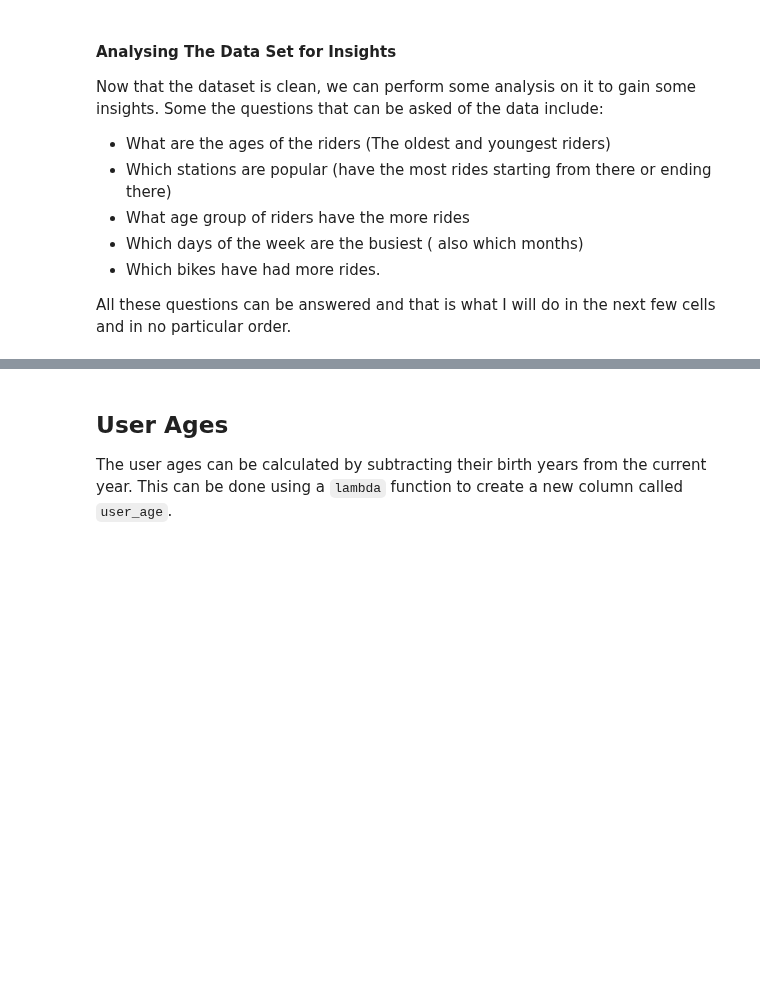
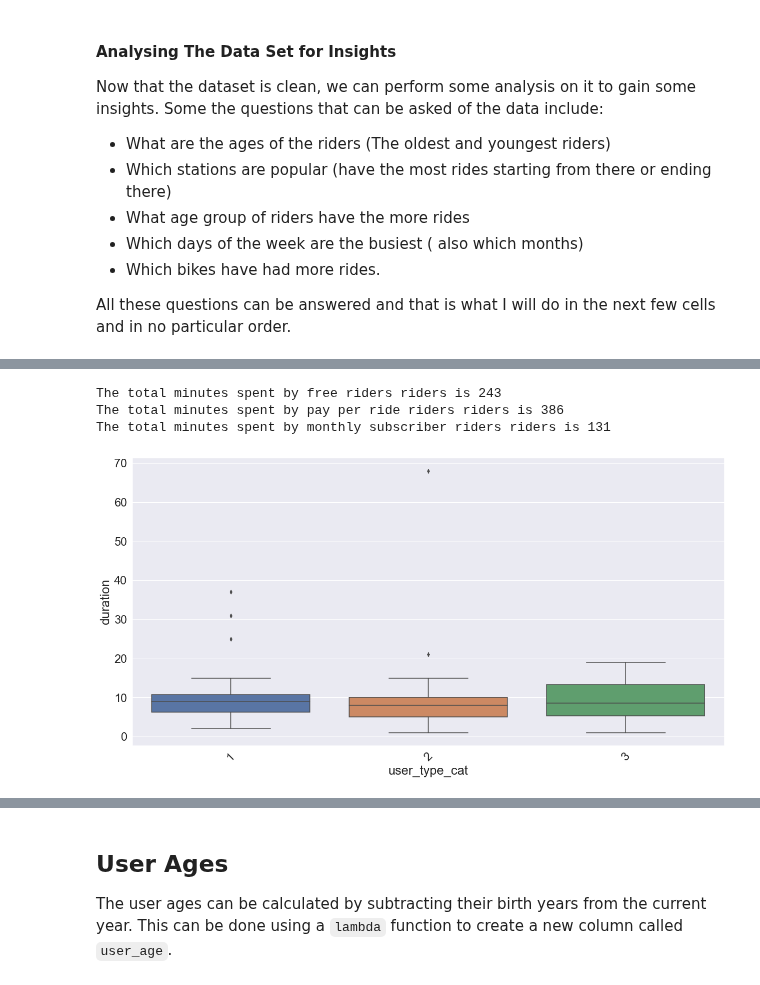
Before and after one commit to joeelorm/Projects, a Jupyter notebook: Data Cleaning/Data Cleaning.ipynb, the cells around one changed output, grey strips where cells are left out. Cells and saved outputs as stored; diff of their text form; code cells hidden in the pictures; blank space fills up the shorter version.

```diff
--- a/Data Cleaning/Data Cleaning.ipynb
+++ b/Data Cleaning/Data Cleaning.ipynb
@@ -477,0 +489,20 @@ All these questions can be answered and that is what I will do in the next few c
+# %%
+#Selecting information on all user types in the dataset
+free_riders = ride_sharing_sub[ride_sharing_sub['user_type_cat'] == 1]['duration']
+pay_per_ride = ride_sharing_sub[ride_sharing_sub['user_type_cat'] == 2]['duration']
+monthly_subs = ride_sharing_sub[ride_sharing_sub['user_type_cat'] == 3]['duration']
+
+print('The total minutes spent by free riders riders is {}'.format(free_riders.sum()))
+print('The total minutes spent by pay per ride riders riders is {}'.format(pay_per_ride.sum()))
+print('The total minutes spent by monthly subscriber riders riders is {}'.format(monthly_subs.sum()))
+# %% [output]
+The total minutes spent by free riders riders is 243
+The total minutes spent by pay per ride riders riders is 386
+The total minutes spent by monthly subscriber riders riders is 131
+# %%
+plt.figure(figsize = (20,10))
+sns.boxplot(data = ride_sharing_sub, x = 'user_type_cat', y = 'duration')
+plt.xticks(rotation = 45)
+plt.show()
+# %% [output]
+[figure, added]
```
Also changed, not shown: parts of 3 cells of this notebook.
